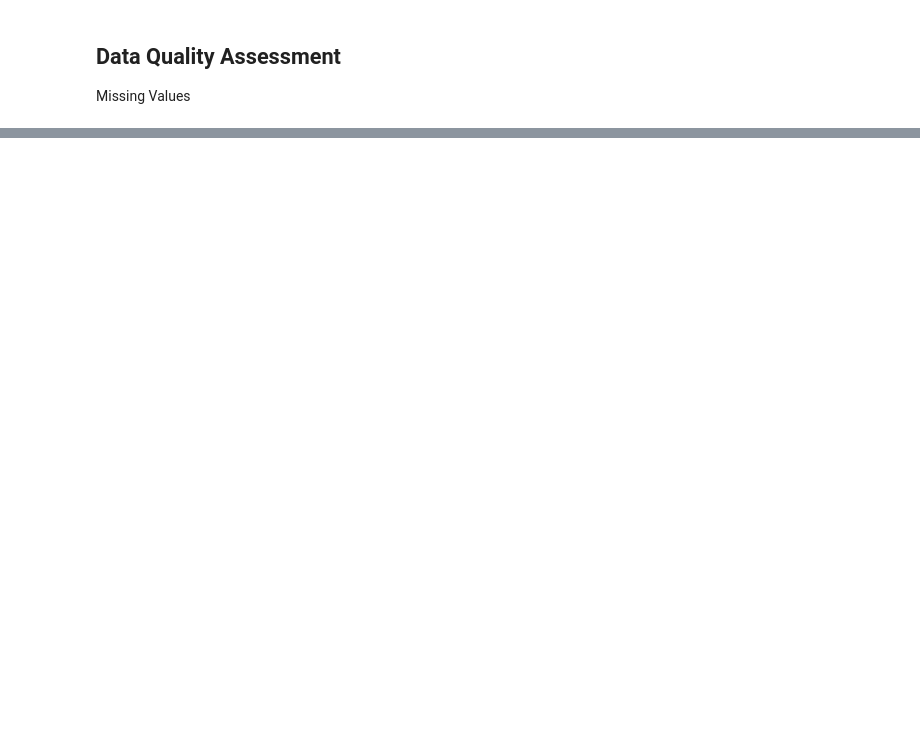
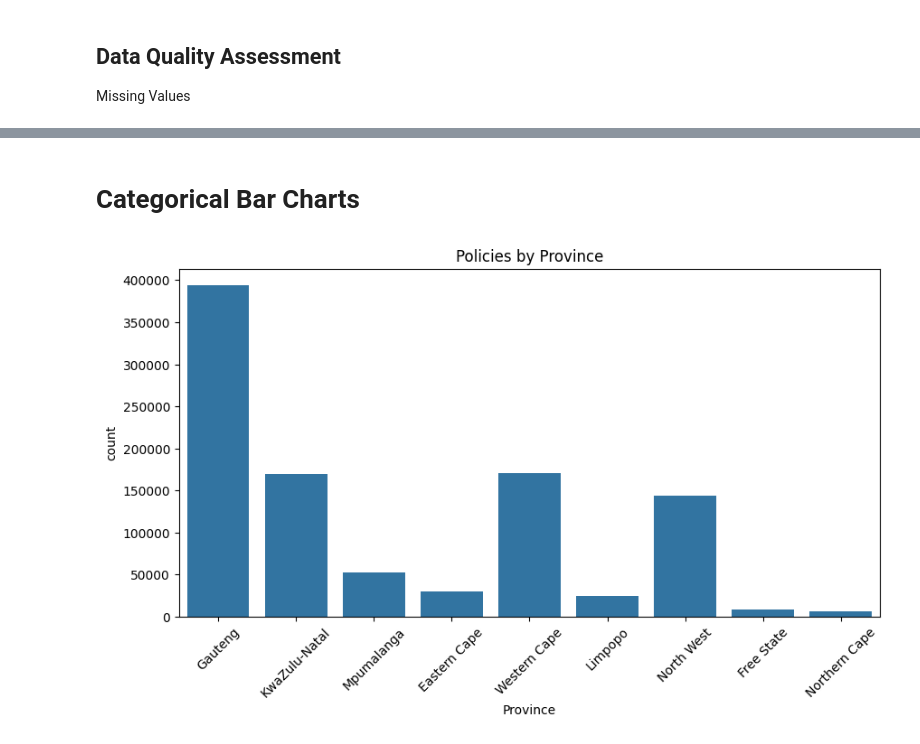
Before and after one commit to yenguandroid/Insurance-risk-analytics, a Jupyter notebook: notebooks/task1_eda.ipynb, the cells around one changed output, grey strips where cells are left out. Saved outputs shown, nothing was run; the diff lists cells and outputs as text; code cells hidden in the pictures; blank space fills up the shorter version.

```diff
--- a/notebooks/task1_eda.ipynb
+++ b/notebooks/task1_eda.ipynb
@@ -272,0 +250,5 @@ These findings provide important foundational insights for further bivariate ana
+# %%
+df["CustomValueEstimate"].fillna(
+    df["CustomValueEstimate"].median(),
+    inplace=True
+)
@@ -272,0 +391,10 @@ These findings provide important foundational insights for further bivariate ana
+# %% [markdown]
+# Categorical Bar Charts
+# %%
+plt.figure(figsize=(10,5))
+sns.countplot(data=df, x="Province")
+plt.xticks(rotation=45)
+plt.title("Policies by Province")
+plt.show()
+# %% [output]
+[figure, added]
```
Also changed, not shown: parts of 27 cells of this notebook, 1 other file.
